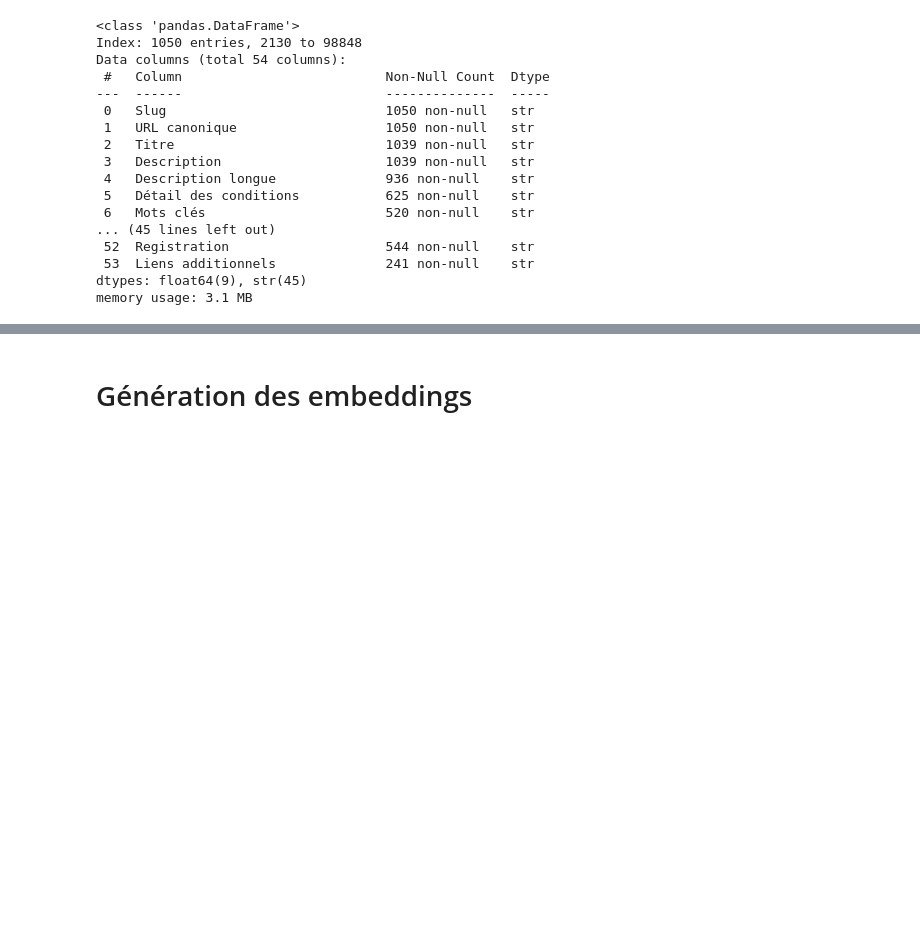
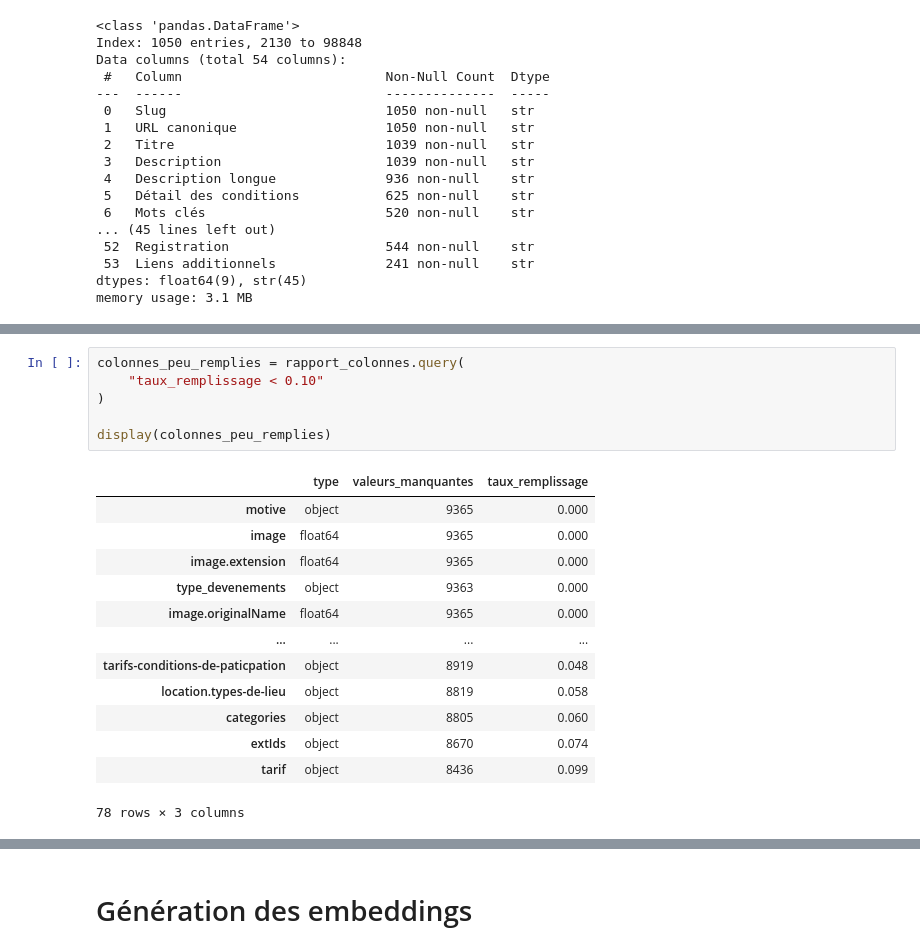
Before and after one commit to ManuHoudin/Puls_Events, a Jupyter notebook: rag_e.ipynb, the cells around one changed output, grey strips where cells are left out. Saved outputs shown, nothing was run; the diff lists cells and outputs as text; blank space fills up the shorter version.

```diff
--- a/rag_e.ipynb
+++ b/rag_e.ipynb
@@ -147,0 +388,20 @@ Contrôle de date : True
+# %%
+colonnes_peu_remplies = rapport_colonnes.query(
+    "taux_remplissage < 0.10"
+)
+
+display(colonnes_peu_remplies)
+# %% [output]
+|  | type | valeurs_manquantes | taux_remplissage |
+| motive | object | 9365 | 0.000 |
+| image | float64 | 9365 | 0.000 |
+| image.extension | float64 | 9365 | 0.000 |
+| type_devenements | object | 9363 | 0.000 |
+| image.originalName | float64 | 9365 | 0.000 |
+| ... | ... | ... | ... |
+| tarifs-conditions-de-paticpation | object | 8919 | 0.048 |
+| location.types-de-lieu | object | 8819 | 0.058 |
+| categories | object | 8805 | 0.060 |
+| extIds | object | 8670 | 0.074 |
+| tarif | object | 8436 | 0.099 |
+78 rows × 3 columns
```
Also changed, not shown: parts of 13 cells of this notebook.
